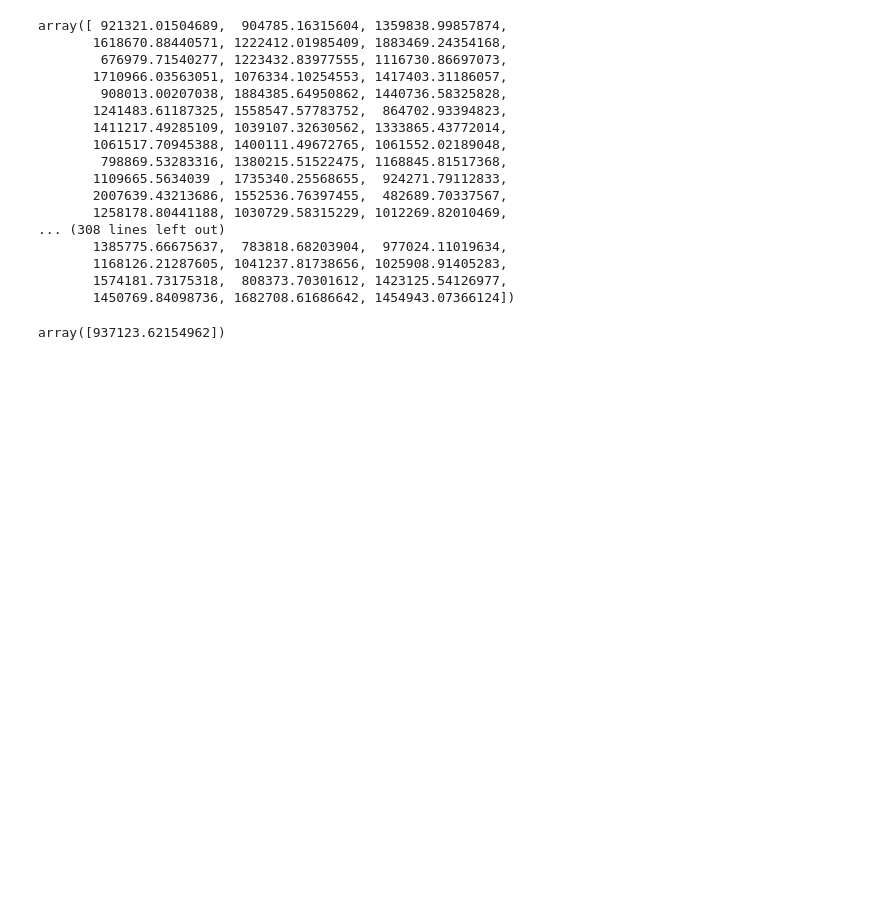
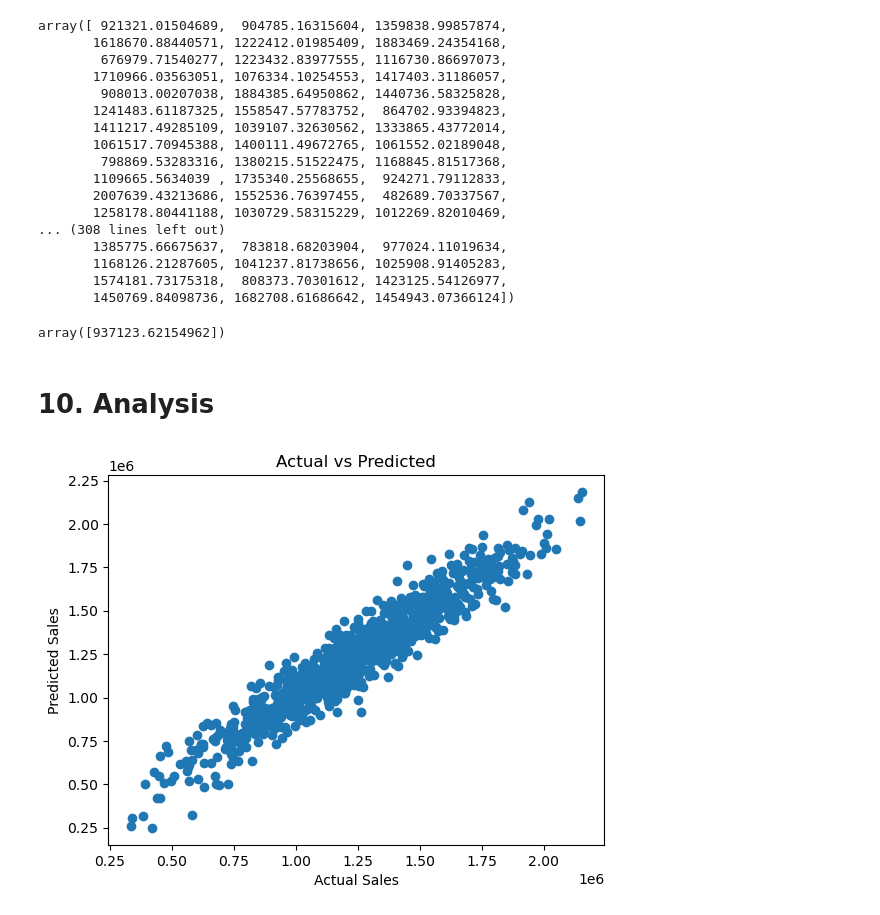
Before and after one commit to JanaAshraf975/House-Price-Prediction, a Jupyter notebook: housePrice.ipynb, the cells around one changed output. Cells and saved outputs as stored; diff of their text form; code cells hidden in the pictures; blank space fills up the shorter version.

```diff
--- a/housePrice.ipynb
+++ b/housePrice.ipynb
@@ -206,3 +222,13 @@ array([ 921321.01504689,  904785.16315604, 1359838.99857874,
 linear_model.predict([ [-2.53124573,  0.85540628,  1.4199196 ,  1.97096407, -0.2712019 ]])
 # %% [output]
 array([937123.62154962])
+# %% [markdown]
+# 10. Analysis
+# %%
+plt.scatter(y_test, y_pred)
+plt.xlabel("Actual Sales")
+plt.ylabel("Predicted Sales")
+plt.title("Actual vs Predicted")
+plt.show()
+# %% [output]
+[figure, added]
```
Also changed, not shown: parts of 8 cells of this notebook.
